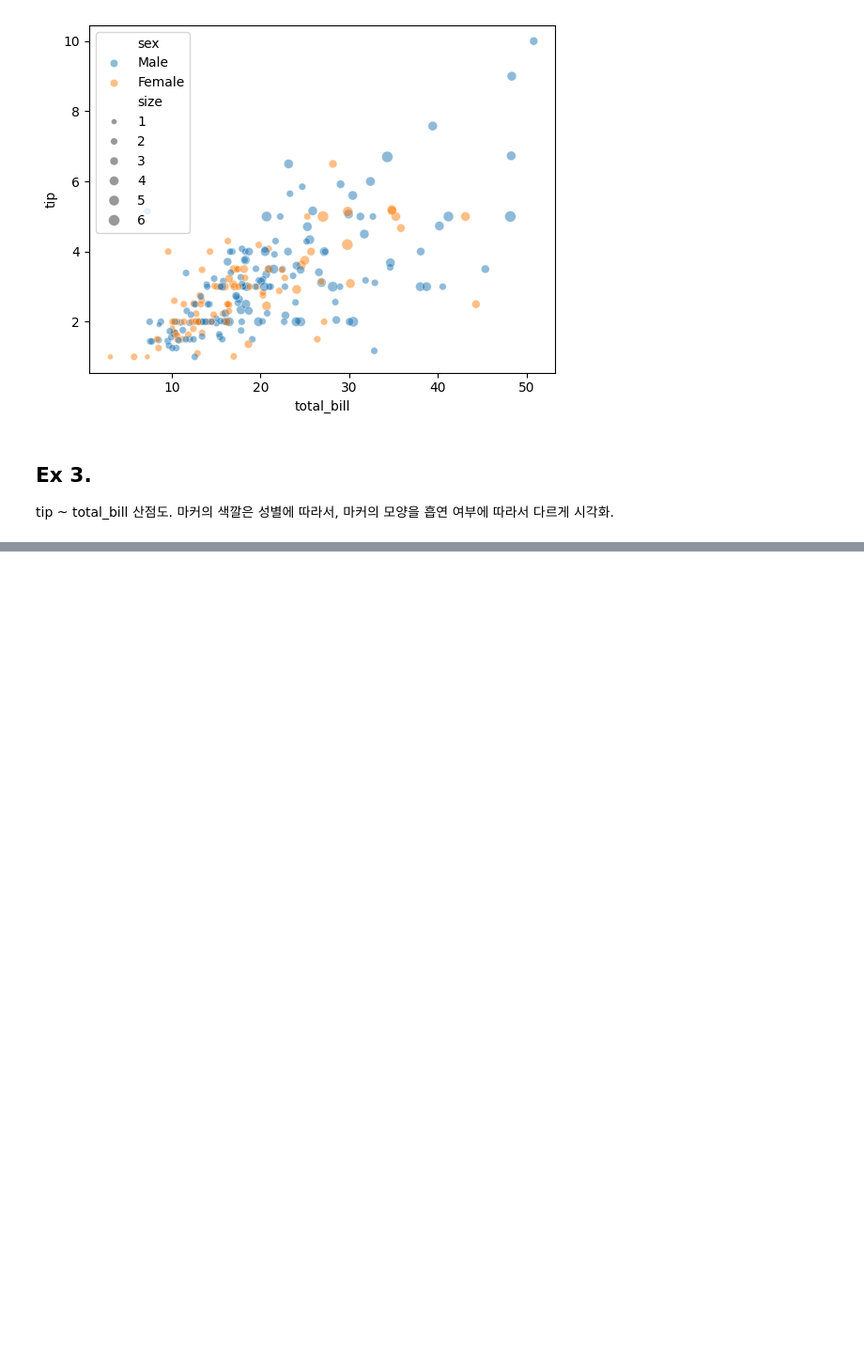
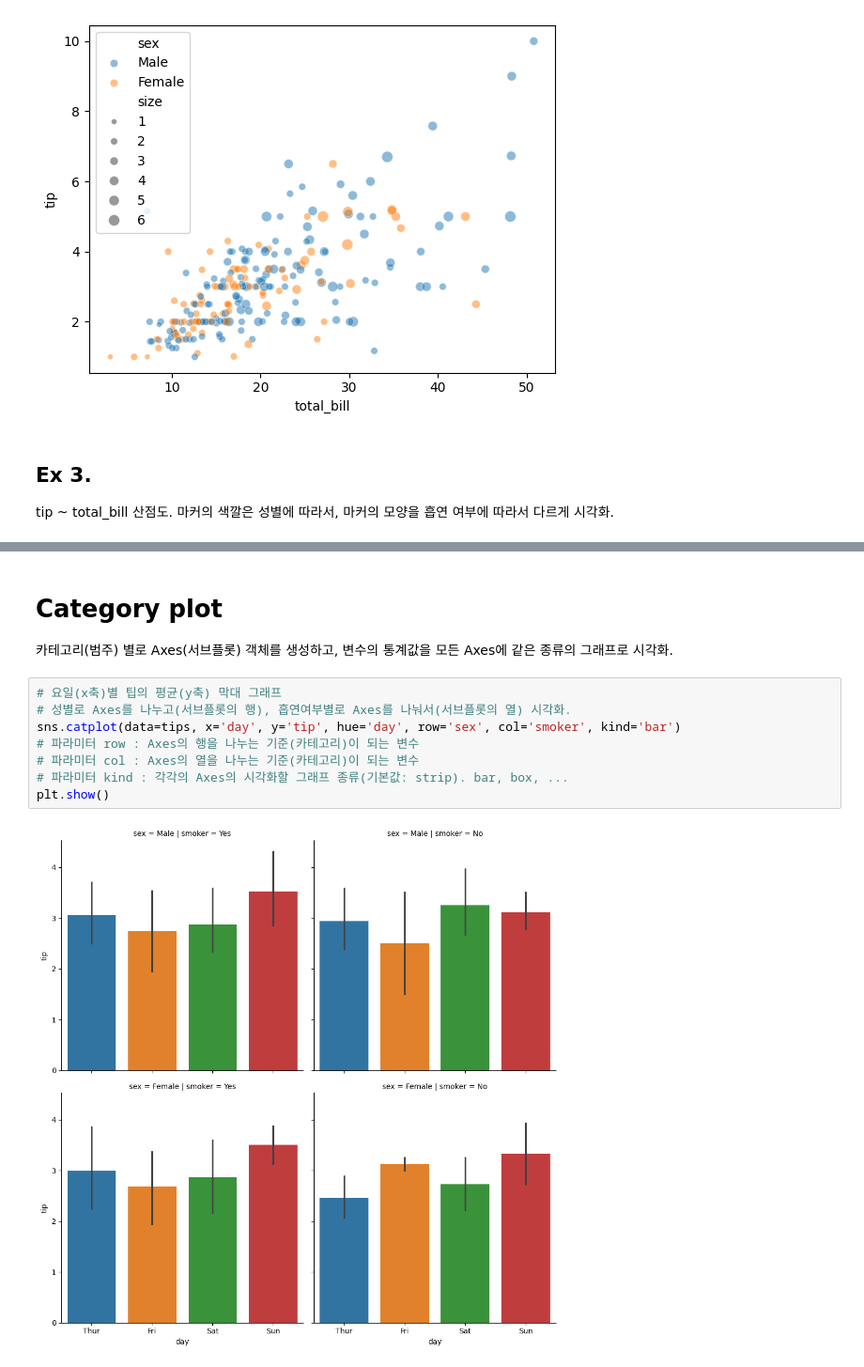
Before and after one commit to Sjleerodls/Data_Analysis, a Jupyter notebook: lab_da/da05_seaborn.ipynb, the cells around one changed output, grey strips where cells are left out. Shown at 94% size. Drawn from its saved outputs; the diff is of its cells as text; blank space fills up the shorter version.

```diff
--- a/lab_da/da05_seaborn.ipynb
+++ b/lab_da/da05_seaborn.ipynb
@@ -495,0 +531,14 @@ sns.scatterplot(data=tips, x='total_bill', y='tip', hue='sex', style='smoker', a
+# %% [markdown]
+# Category plot
+
+카테고리(범주) 별로 Axes(서브플롯) 객체를 생성하고, 변수의 통계값을 모든 Axes에 같은 종류의 그래프로 시각화.
+# %%
+# 요일(x축)별 팁의 평균(y축) 막대 그래프
+# 성별로 Axes를 나누고(서브플롯의 행), 흡연여부별로 Axes를 나눠서(서브플롯의 열) 시각화.
+sns.catplot(data=tips, x='day', y='tip', hue='day', row='sex', col='smoker', kind='bar')
+# 파라미터 row : Axes의 행을 나누는 기준(카테고리)이 되는 변수
+# 파라미터 col : Axes의 열을 나누는 기준(카테고리)이 되는 변수
+# 파라미터 kind : 각각의 Axes의 시각화할 그래프 종류(기본값: strip). bar, box, ...
+plt.show()
+# %% [output]
+[figure, added]
```
Also changed, not shown: parts of 16 cells of this notebook.
